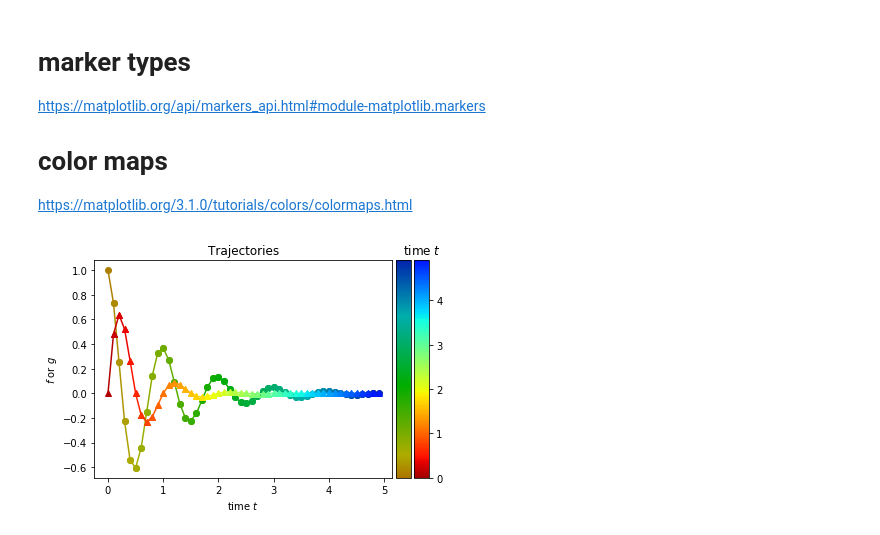
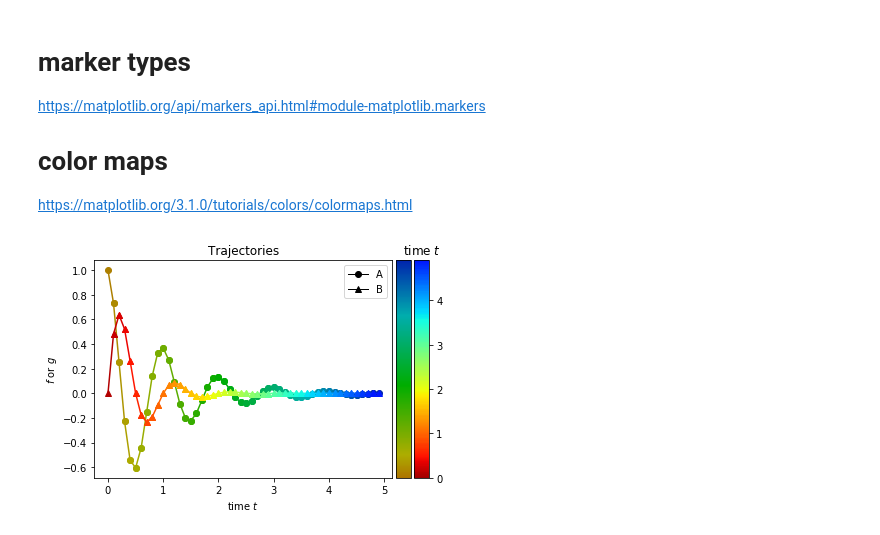
Before and after one commit to tidota/misc-code, a Jupyter notebook: snippets/python/pyplot/pyplot_prac.ipynb, the cells around one changed output. Saved outputs shown, nothing was run; the diff lists cells and outputs as text; code cells hidden in the pictures.

Commit message:
pyplot: legends

```diff
--- a/snippets/python/pyplot/pyplot_prac.ipynb
+++ b/snippets/python/pyplot/pyplot_prac.ipynb
@@ -135,6 +135,7 @@ https://matplotlib.org/3.1.0/tutorials/colors/colormaps.html
 # %%
 import numpy as np
 import matplotlib.pyplot as plt
+from matplotlib.lines import Line2D
 import colorsys
 import matplotlib as mpl
 from mpl_toolkits.axes_grid1 import make_axes_locatable
@@ -172,31 +173,36 @@ ax.set_title('Trajectories')
 cm1 = copy.deepcopy(plt.cm.get_cmap('rainbow'))
 cm1._init()
 cm1._lut = np.array([cm1f(x) for x in np.linspace(0, maxt, cm1.N)])
 mpl.cm.register_cmap(name='cm1', cmap=cm1)
 plotPath(list(zip(t, f(t))), '-o', cm1f)
 
 # plot2
 cm2 = copy.deepcopy(plt.cm.get_cmap('rainbow'))
 cm2._init()
 cm2._lut = np.array([cm2f(x) for x in np.linspace(0, maxt, cm2.N)])
 mpl.cm.register_cmap(name='cm2', cmap=cm2)
 plotPath(list(zip(t, g(t))), '-^', cm2f)
 
+# labes
 plt.ylabel('$f$ or $g$')
 plt.xlabel('time $t$')
 
+# legends
+legend_elements = [Line2D([0], [0], color='k', lw=1, marker='o', label='A'),
+                   Line2D([0], [0], color='k', lw=1, marker='^', label='B')]
+ax.legend(handles=legend_elements, loc='upper right')
 # colorbar
 divider = make_axes_locatable(plt.gca())
 norm = mpl.colors.Normalize(vmin = 0, vmax = maxt)
 ax_cb1 = divider.new_horizontal(size="5%", pad=0.05)
 ax_cb1.set_axis_off() # hide the axis of the first colorbar
 cb1 = mpl.colorbar.ColorbarBase(ax_cb1, cmap='cm1', norm=norm, orientation='vertical')
 plt.gcf().add_axes(ax_cb1)
 ax_cb2 = divider.new_horizontal(size="5%", pad=0.05)
 ax_cb2.set_title('time $t$')
 cb2 = mpl.colorbar.ColorbarBase(ax_cb2, cmap='cm2', norm=norm, orientation='vertical')
 plt.gcf().add_axes(ax_cb2)
 
 plt.show()
 # %% [output]
-[figure, old version]
+[figure, new version]
```
